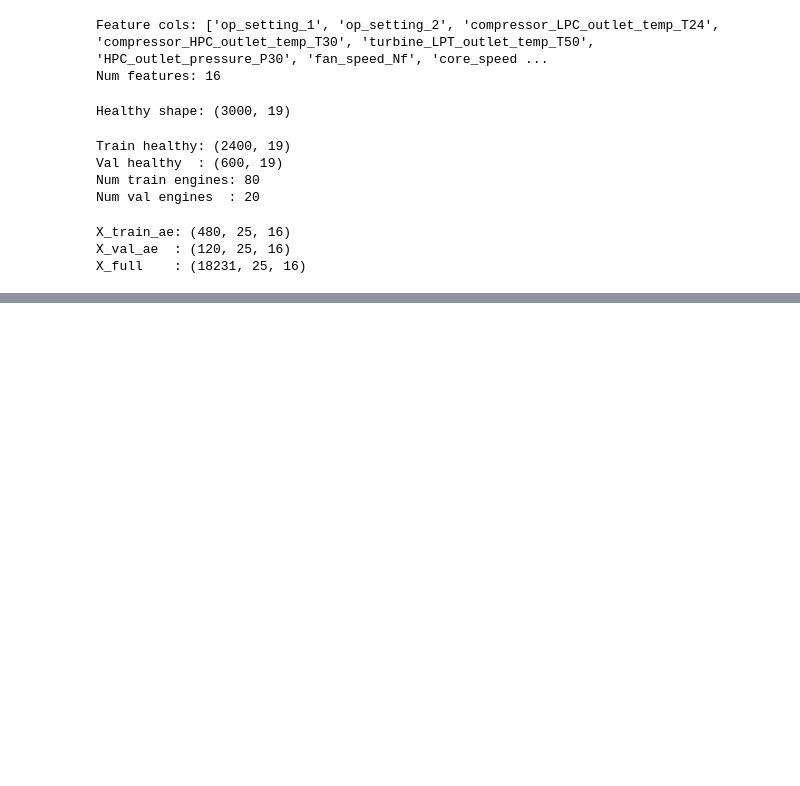
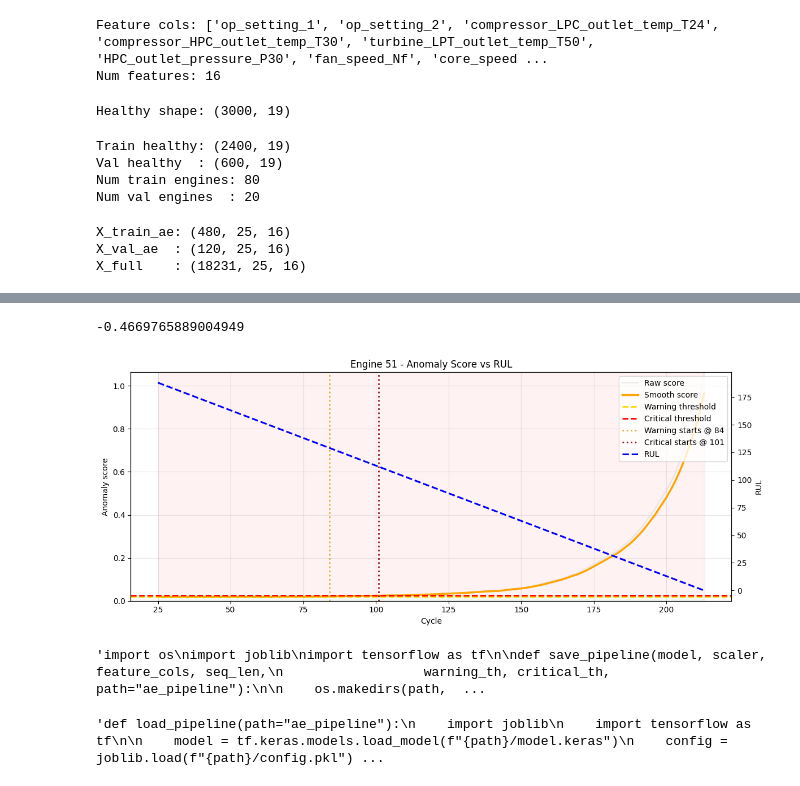
Before and after one commit to khanhdeptra1212/Turbofan-Engine-Health-Monitoring-and-Remaining-Useful-Life-Prediction-Web-Application-, a Jupyter notebook: notebook/notebook2.ipynb, the cells around one changed output, grey strips where cells are left out. Saved outputs shown, nothing was run; the diff lists cells and outputs as text; code cells hidden in the pictures; blank space fills up the shorter version.

```diff
--- a/notebook/notebook2.ipynb
+++ b/notebook/notebook2.ipynb
@@ -441,0 +569,50 @@ plot_engine(meta_full, 1)
+# %%
+corr = np.corrcoef(meta_full['smooth_score'], meta_full['RUL'])[0,1]
+print(corr)
+# %% [output]
+-0.4669765889004949
+# %%
+plot_engine(meta_full, 51 )
+# %% [output]
+[figure, added]
+# %%
+'''import os
+import joblib
+import tensorflow as tf
+
+def save_pipeline(model, scaler, feature_cols, seq_len,
+                  warning_th, critical_th, path="ae_pipeline"):
+
+    os.makedirs(path, exist_ok=True)
+
+    # 1. lưu model
+    model.save(f"{path}/model.keras")
+
+    # 2. lưu scaler + config
+    joblib.dump({
+        "scaler": scaler,
+        "feature_cols": feature_cols,
+        "seq_len": seq_len,
+        "warning_th": warning_th,
+        "critical_th": critical_th
+    }, f"{path}/config.pkl")
+
+    print("✅ Saved pipeline xong")
+
+# gọi
+save_pipeline(model, scaler, feature_cols, SEQ_LEN, warning_th, critical_th)'''
+# %% [output]
+'import os\nimport joblib\nimport tensorflow as tf\n\ndef save_pipeline(model, scaler, feature_cols, seq_len,\n                  warning_th, critical_th, path="ae_pipeline"):\n\n    os.makedirs(path,  ...
+# %%
+'''def load_pipeline(path="ae_pipeline"):
+    import joblib
+    import tensorflow as tf
+
+    model = tf.keras.models.load_model(f"{path}/model.keras")
+    config = joblib.load(f"{path}/config.pkl")
+
+    return model, config
+
+model, config = load_pipeline()'''
+# %% [output]
+'def load_pipeline(path="ae_pipeline"):\n    import joblib\n    import tensorflow as tf\n\n    model = tf.keras.models.load_model(f"{path}/model.keras")\n    config = joblib.load(f"{path}/config.pkl") ...
```
Also changed, not shown: parts of 12 cells of this notebook, 10 other files.
